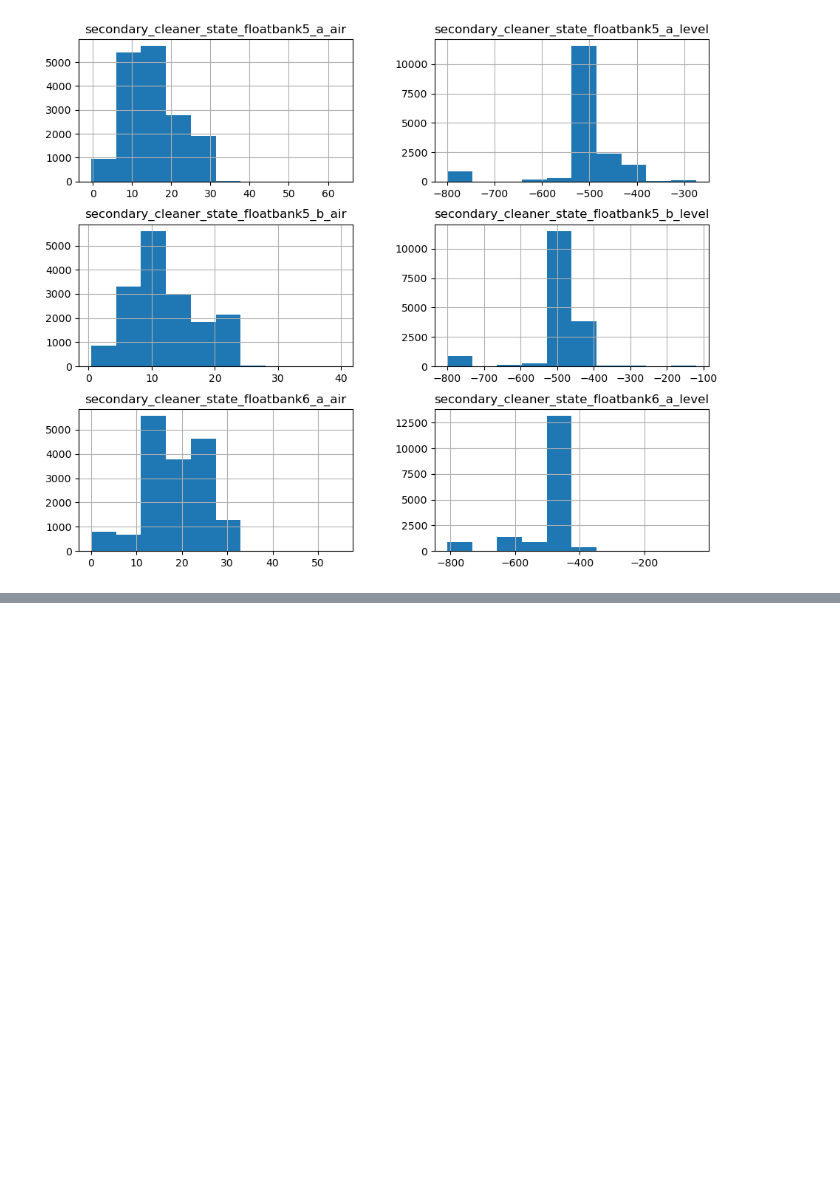
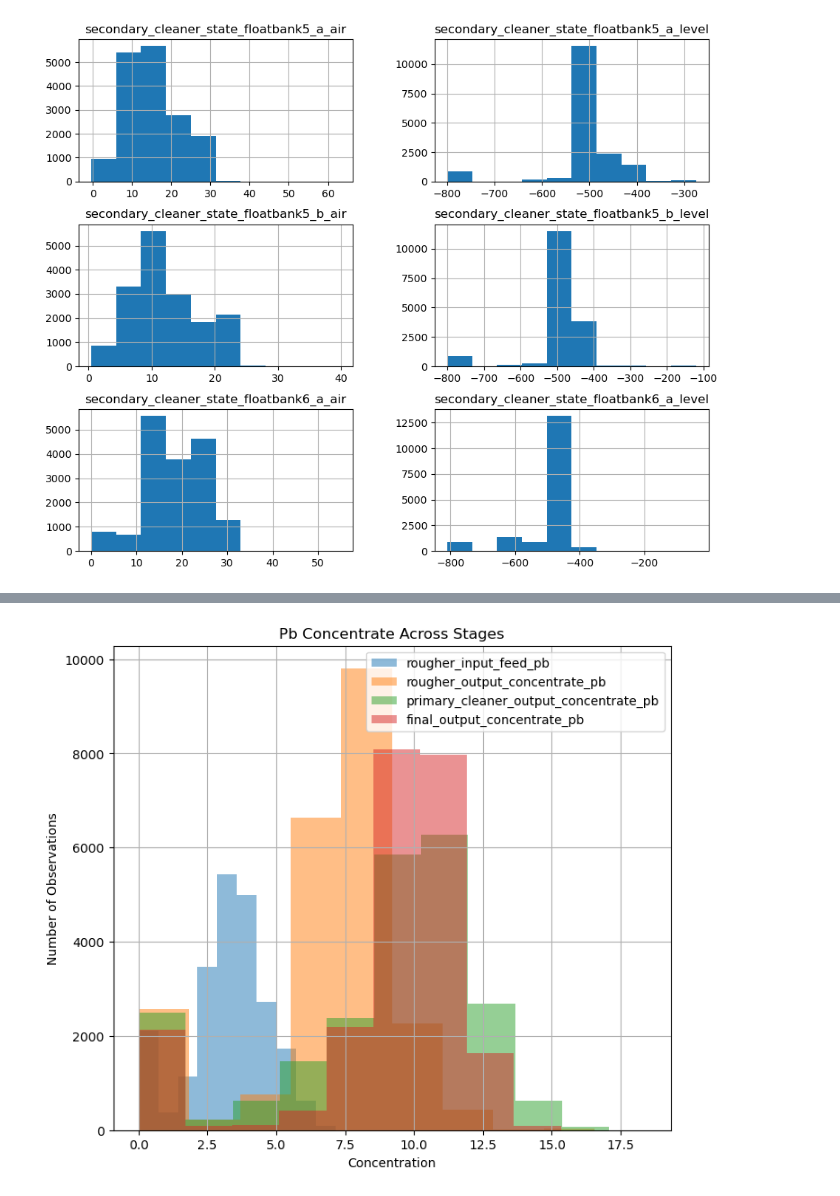
Before and after one commit to kellyshreeve/gold-recovery, a Jupyter notebook: gold-recovery-analysis.ipynb, the cells around one changed output, grey strips where cells are left out. Drawn from its saved outputs; the diff is of its cells as text; code cells hidden in the pictures; blank space fills up the shorter version.

```diff
--- a/gold-recovery-analysis.ipynb
+++ b/gold-recovery-analysis.ipynb
@@ -264,0 +304,12 @@ plt.show()
+# %%
+gold_full['rougher_input_feed_pb'].hist(alpha=0.5, legend=True, figsize=(8, 7))
+gold_full['rougher_output_concentrate_pb'].hist(alpha=0.5, legend=True)
+gold_full['primary_cleaner_output_concentrate_pb'].hist(alpha=0.5, legend=True)
+gold_full['final_output_concentrate_pb'].hist(alpha=0.5, legend=True)
+
+plt.title('Pb Concentrate Across Stages')
+plt.xlabel('Concentration')
+plt.ylabel('Number of Observations')
+plt.show()
+# %% [output]
+[figure, added]
```
Also changed, not shown: parts of 10 cells of this notebook.
